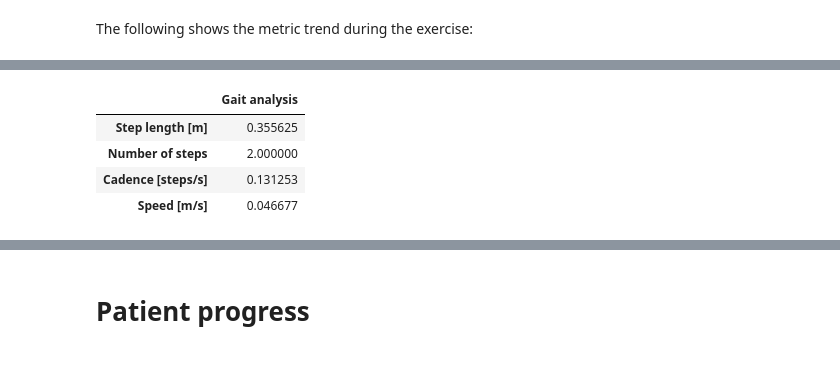
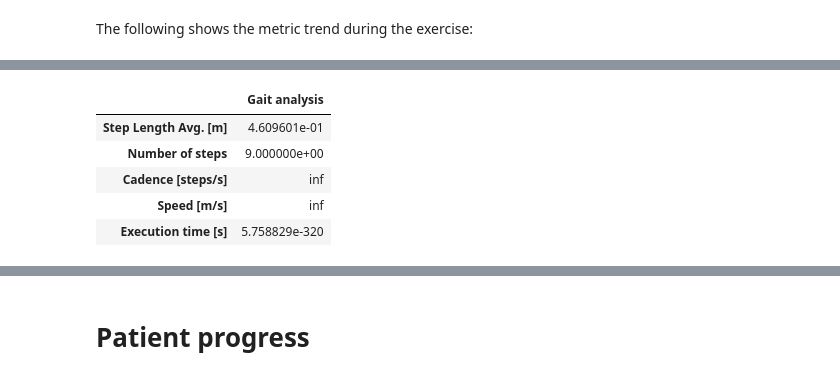
Before and after one commit to robotology/assistive-rehab, a Jupyter notebook: report/report-eng.ipynb, the cells around one changed output, grey strips where cells are left out. Drawn from its saved outputs; the diff is of its cells as text; code cells hidden in the pictures.

```diff
--- a/report/report-eng.ipynb
+++ b/report/report-eng.ipynb
@@ -102,8 +102,7 @@ class Skeleton:
 
     def __init__(self,keyp_map=None):
         if keyp_map is not None:
-            for i in range(len(keyp_map)):
-                tag = keyp_map.keys()[i]
+            for tag in keyp_map.keys():
                 self.keypoints[self.tag2id[tag]].point = keyp_map[tag]
 
     def getKeypoint(self,keyp_tag):
@@ -153,7 +152,7 @@ class Skeleton:
     def show(self):
         for i in range(len(self.keypoints)):
             k = self.keypoints[i]
-            print "keypoint[", k.tag, "]", "=", k.point
+            print("keypoint[", k.tag, "]", "=", k.point)
 # %%
 class Exercise:
     name = ""
@@ -812,8 +826,13 @@ for i in range(len(lastsess_result)):
         iplot(fig)
 
         lastsess_res_step.append(lastsess_resi)
-        tablestep = pd.DataFrame(lastsess_res_step[0][0:4])
-        tablestep.rename(index={0:"Step length [m]",1:"Number of steps",2:"Cadence [steps/s]",
+        sla = lastsess_res_step[0][8]
+        ns = lastsess_res_step[0][1]
+        cad = lastsess_res_step[0][2]
+        sp = lastsess_res_step[0][3]
+        ex = lastsess_res_step[0][4]
+        tablestep = pd.DataFrame([sla, ns, cad, sp, ex])
+        tablestep.rename(index={0:"Step Length Avg. [m]",1:"Number of steps",2:"Cadence [steps/s]",
                                 3:"Speed [m/s]",4:"Execution time [s]"},
                          columns={0:"Gait analysis"}, inplace=True)
         display(tablestep)
@@ -901,38 +920,39 @@ for i in range(len(lastsess_result)):
                     zerolinecolor='rgb(255, 255, 255)',
                     showbackground=True,
                     backgroundcolor='rgb(230, 230,230)'
                 ),
                 camera=dict(
                     up=dict(
                         x=0,
                         y=0,
                         z=1
                     ),
                     eye=dict(
                         x=-1.7428,
                         y=1.0707,
                         z=0.7100,
                     )
                 ),
                 aspectratio = dict( x=1, y=1, z=0.7 ),
                 aspectmode = 'manual'
             ),
         )
         fig = dict(data=data, layout=layout)
         iplot(fig)
 # %% [output]
 [interactive output not drawn]
-|  | Gait analysis |
-| Step length [m] | 0.355625 |
-| Number of steps | 2.000000 |
-| Cadence [steps/s] | 0.131253 |
-| Speed [m/s] | 0.046677 |
 [interactive output not drawn]
 [interactive output not drawn]
 [interactive output not drawn]
 [interactive output not drawn]
 [interactive output not drawn]
 [interactive output not drawn]
+|  | Gait analysis |
+| Step Length Avg. [m] | 4.609601e-01 |
+| Number of steps | 9.000000e+00 |
+| Cadence [steps/s] | inf |
+| Speed [m/s] | inf |
+| Execution time [s] | 5.758829e-320 |
 # %%
 if exname == 'tug':
 
```
Also changed, not shown: parts of 12 cells of this notebook, 3 other files.
